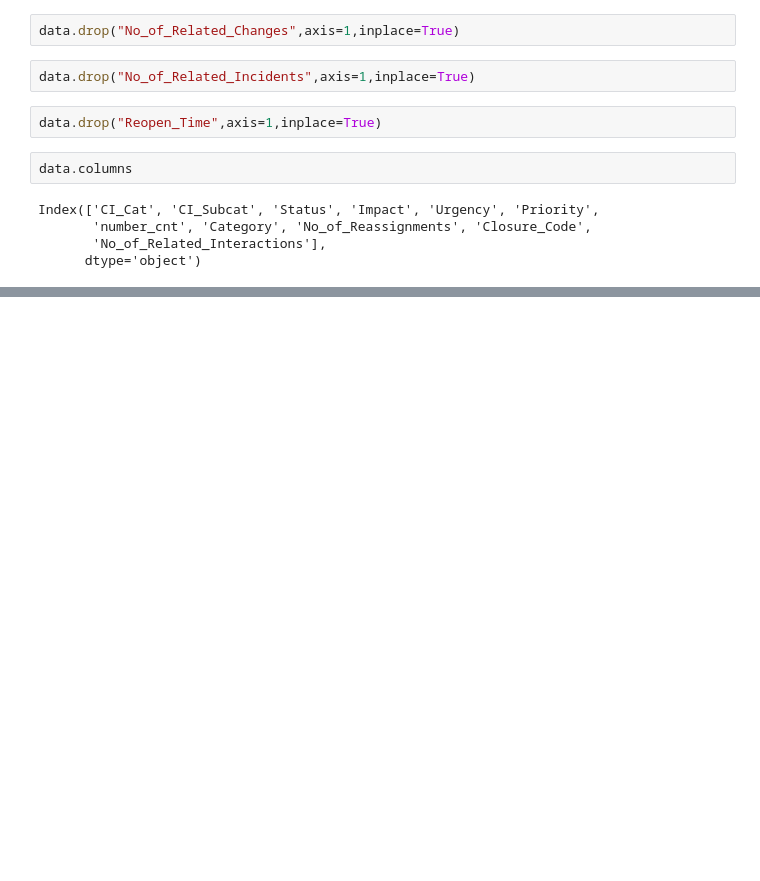
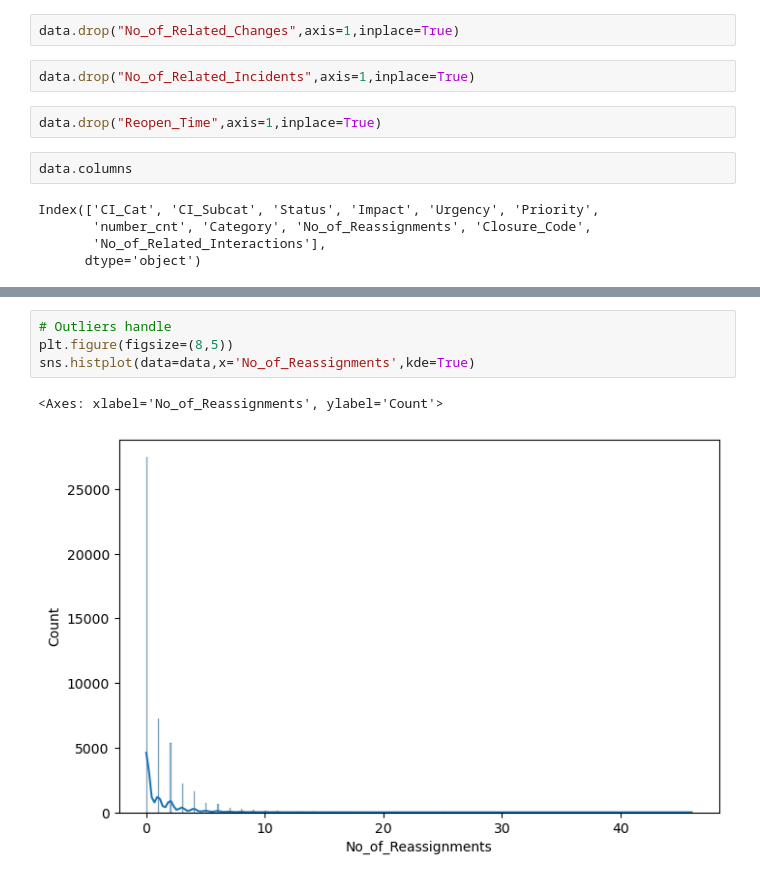
Before and after one commit to Dishantkharkar/ITSM-ML-Improvement-ABC-Tech, a Jupyter notebook: ISTM_Data_Preprocessing.ipynb, the cells around one changed output, grey strips where cells are left out. Saved outputs shown, nothing was run; the diff lists cells and outputs as text; blank space fills up the shorter version.

```diff
--- a/ISTM_Data_Preprocessing.ipynb
+++ b/ISTM_Data_Preprocessing.ipynb
@@ -680,0 +710,7 @@ Index(['CI_Cat', 'CI_Subcat', 'Status', 'Impact', 'Urgency', 'Priority',
+# %%
+# Outliers handle
+plt.figure(figsize=(8,5))
+sns.histplot(data=data,x='No_of_Reassignments',kde=True)
+# %% [output]
+<Axes: xlabel='No_of_Reassignments', ylabel='Count'>
+[figure, added]
```
Also changed, not shown: parts of 37 cells of this notebook.
